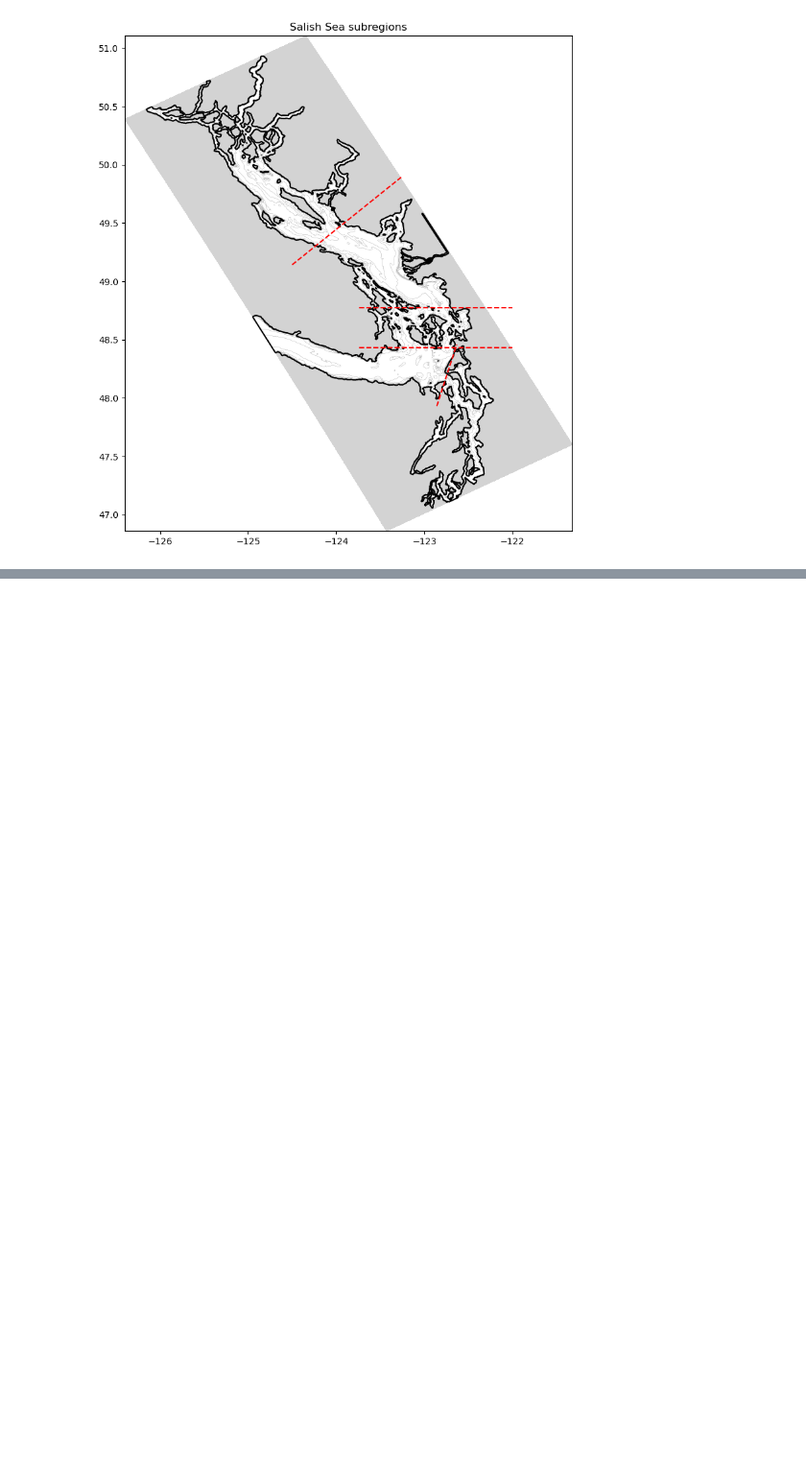
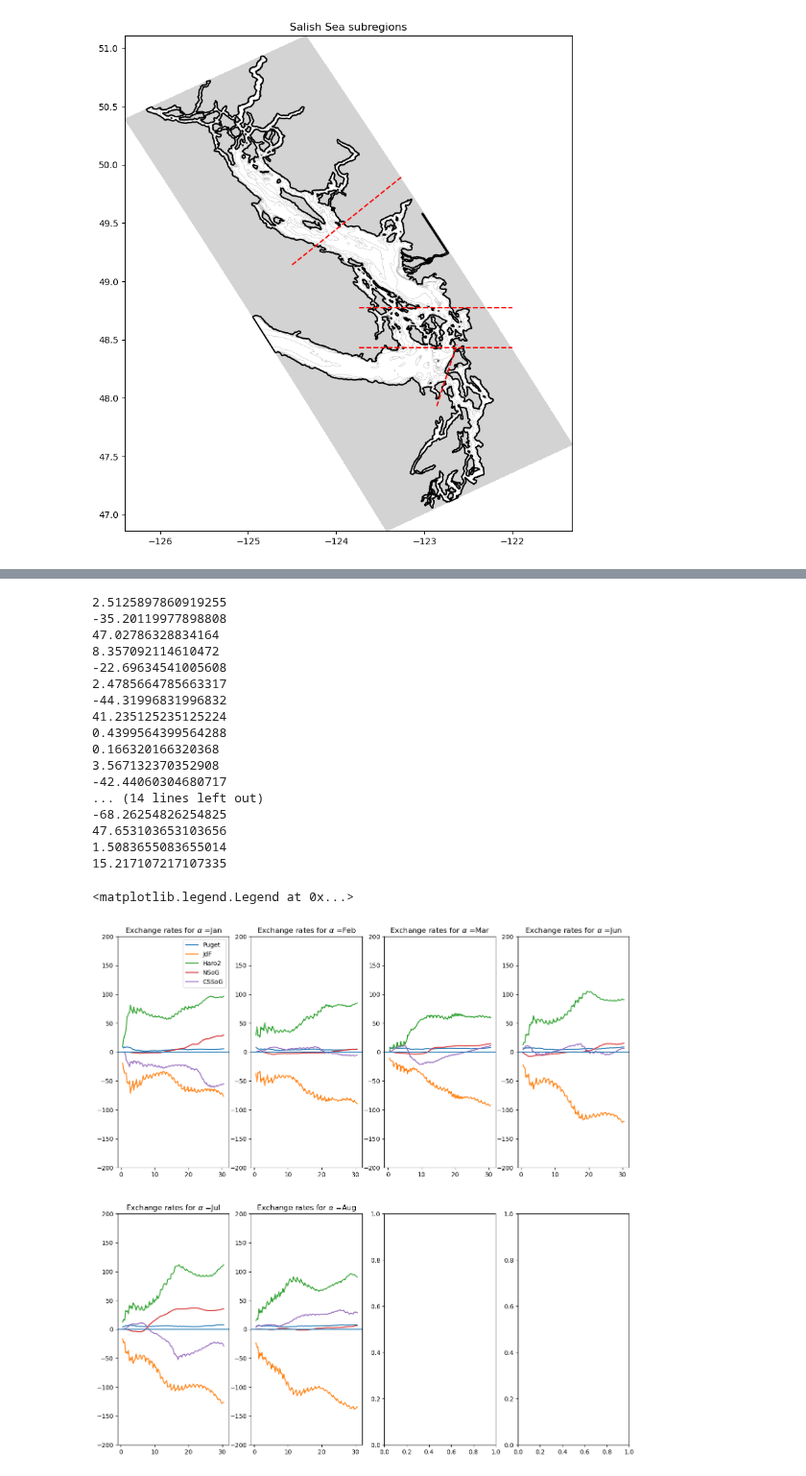
Before and after one commit to SalishSeaCast/analysis-jose, a Jupyter notebook: notebooks/Outfall_finalResults/regions_budget.ipynb, the cells around one changed output, grey strips where cells are left out. Shown at 96% size. Saved outputs shown, nothing was run; the diff lists cells and outputs as text; code cells hidden in the pictures; blank space fills up the shorter version.

```diff
--- a/notebooks/Outfall_finalResults/regions_budget.ipynb
+++ b/notebooks/Outfall_finalResults/regions_budget.ipynb
@@ -187,0 +260,47 @@ plt.legend()
+# %%
+#alpha='50,000 s'
+fig,axs = plt.subplots(2,4,figsize=(15,15))
+for jj,alpha in enumerate(months):
+    ds = xr.open_dataset(path_runs+months[alpha][0], decode_times=False)
+    Source['deploy']=round((Source.Population*250*10)/(1e7/2),0)
+    x = np.linspace(0,31,ds.dims['obs']-1)
+    DS = ds.to_dataframe()
+    DS = DS.dropna()
+    DS = DS[DS.time>0]
+    for area in sub_areas:
+        DSn = cutting(DS,area)
+        deploys = cutting_source(Source,area)
+        count = []
+        depcount = []
+        timer = []
+        for i in range(ds.dims['obs']-1):
+            times= np.min(DSn.time)+i*6*3600
+            timer.append(times/86400)
+            depcount.append((times/3600)//10)
+            count.append(len(DSn[DSn.time == times]))
+        axs[jj//4,jj%4].plot(moving_average(x,5),moving_average((np.array(count)-(np.array(depcount)+1)*deploys)/(np.array(timer)*runs[alpha][1]),5),label=area)
+        axs[jj//4,jj%4].set_ylim([-100,100])
+        print((np.mean(count[20:])-(np.mean(depcount[20:])+1)*deploys)/(runs[alpha][1]*times/86400))
+    axs[jj//4,jj%4].axhline(y=0)
+    axs[jj//4,jj%4].set_title(r'Exchange rates for $\alpha$ ='+f'{alpha}')
+axs[0,0].legend()
+# %% [output]
+2.5125897860919255
+-35.20119977898808
+47.02786328834164
+8.357092114610472
+-22.69634541005608
+2.4785664785663317
+-44.31996831996832
+41.235125235125224
+0.4399564399564288
+0.166320166320368
+3.567132370352908
+-42.44060304680717
+... (14 lines left out)
+-68.26254826254825
+47.653103653103656
+1.5083655083655014
+15.217107217107335
+<matplotlib.legend.Legend at 0x...>
+[figure, added]
```
Also changed, not shown: parts of 4 cells of this notebook.
